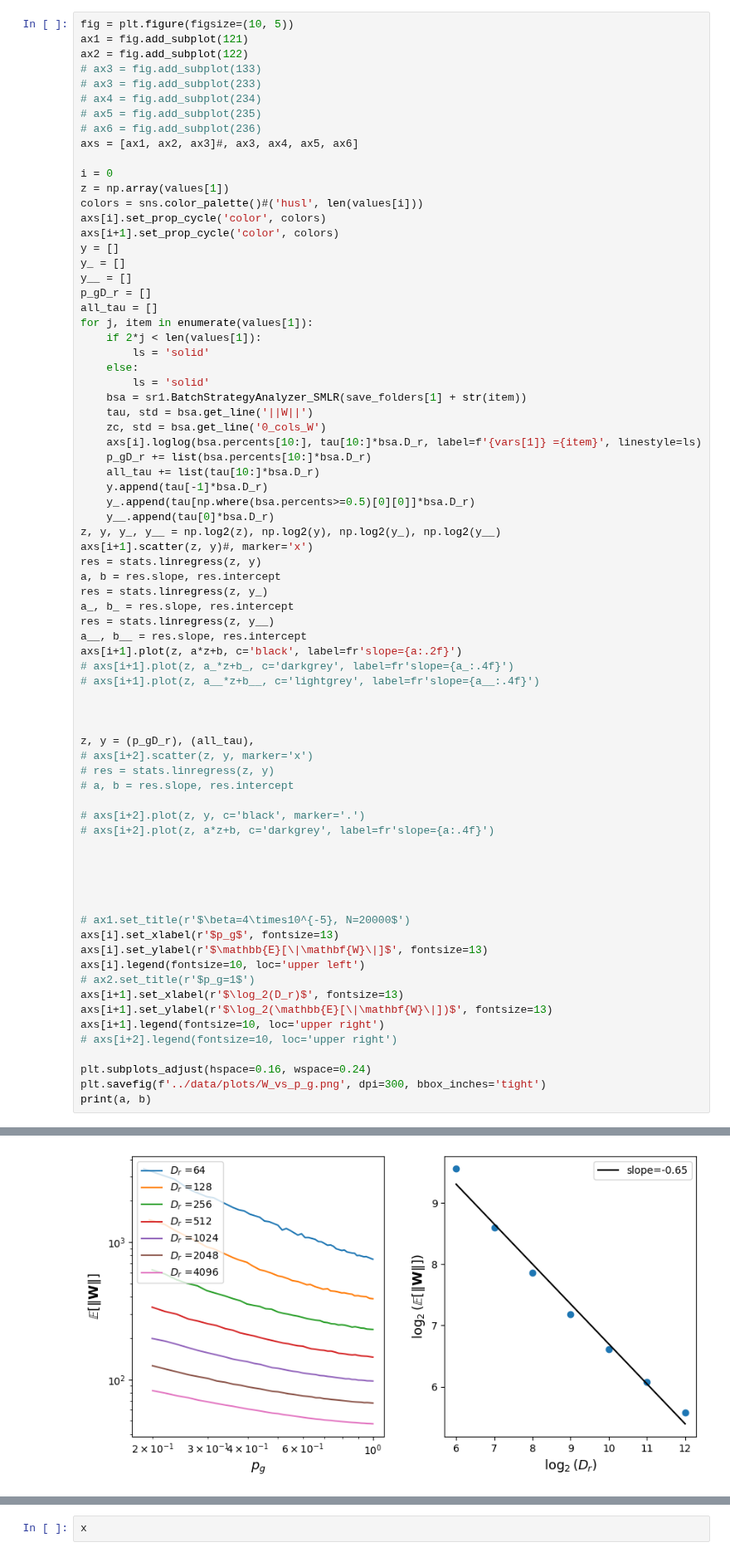
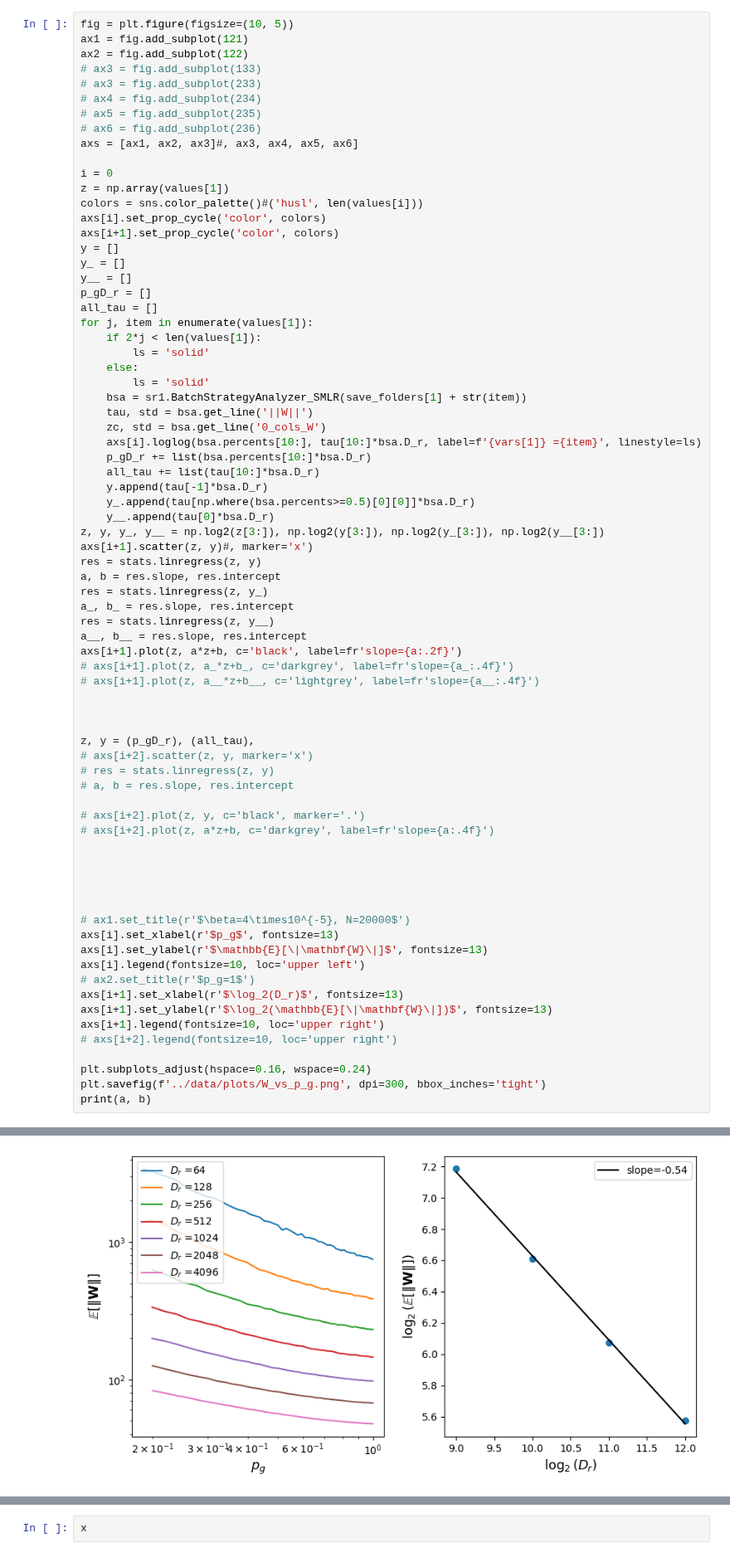
Before and after one commit to pinakm9/random-feature-map, a Jupyter notebook: notebooks/Section-4.1-4.3.ipynb, the cells around one changed output, grey strips where cells are left out. Shown at 83% size. Cells and saved outputs as stored; diff of their text form.

```diff
--- a/notebooks/Section-4.1-4.3.ipynb
+++ b/notebooks/Section-4.1-4.3.ipynb
@@ -138,7 +138,7 @@ for j, item in enumerate(values[1]):
     y.append(tau[-1]*bsa.D_r)
     y_.append(tau[np.where(bsa.percents>=0.5)[0][0]]*bsa.D_r)
     y__.append(tau[0]*bsa.D_r)
-z, y, y_, y__ = np.log2(z), np.log2(y), np.log2(y_), np.log2(y__)
+z, y, y_, y__ = np.log2(z[3:]), np.log2(y[3:]), np.log2(y_[3:]), np.log2(y__[3:])
 axs[i+1].scatter(z, y)#, marker='x')
 res = stats.linregress(z, y)
 a, b = res.slope, res.intercept
@@ -182,4 +182,4 @@ print(a, b)
-[figure, old version]
+[figure, new version]
 # %%
 D_rs = [64, 512, 4096]
 fig = plt.figure(figsize=(13, 4))
```
Also changed, not shown: parts of 3 cells of this notebook, 6 other files.
